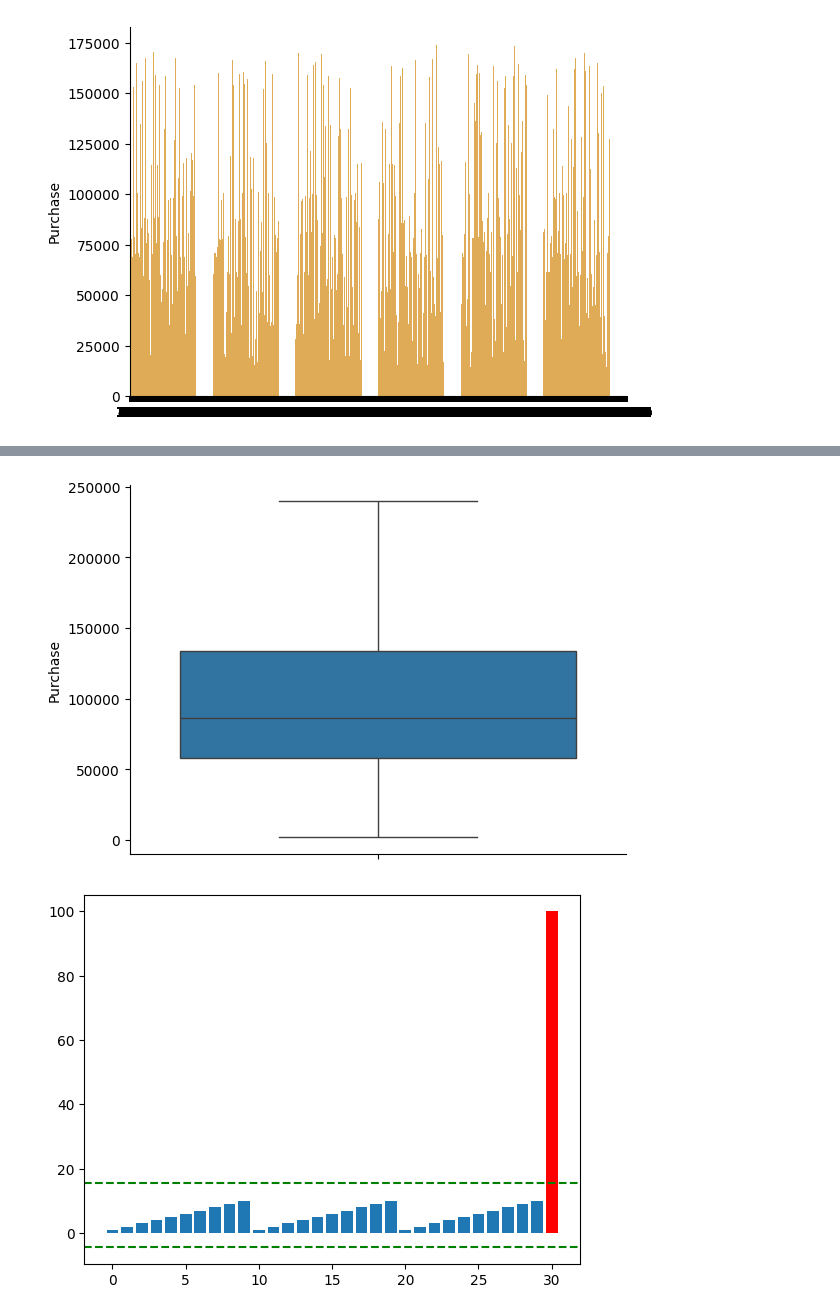
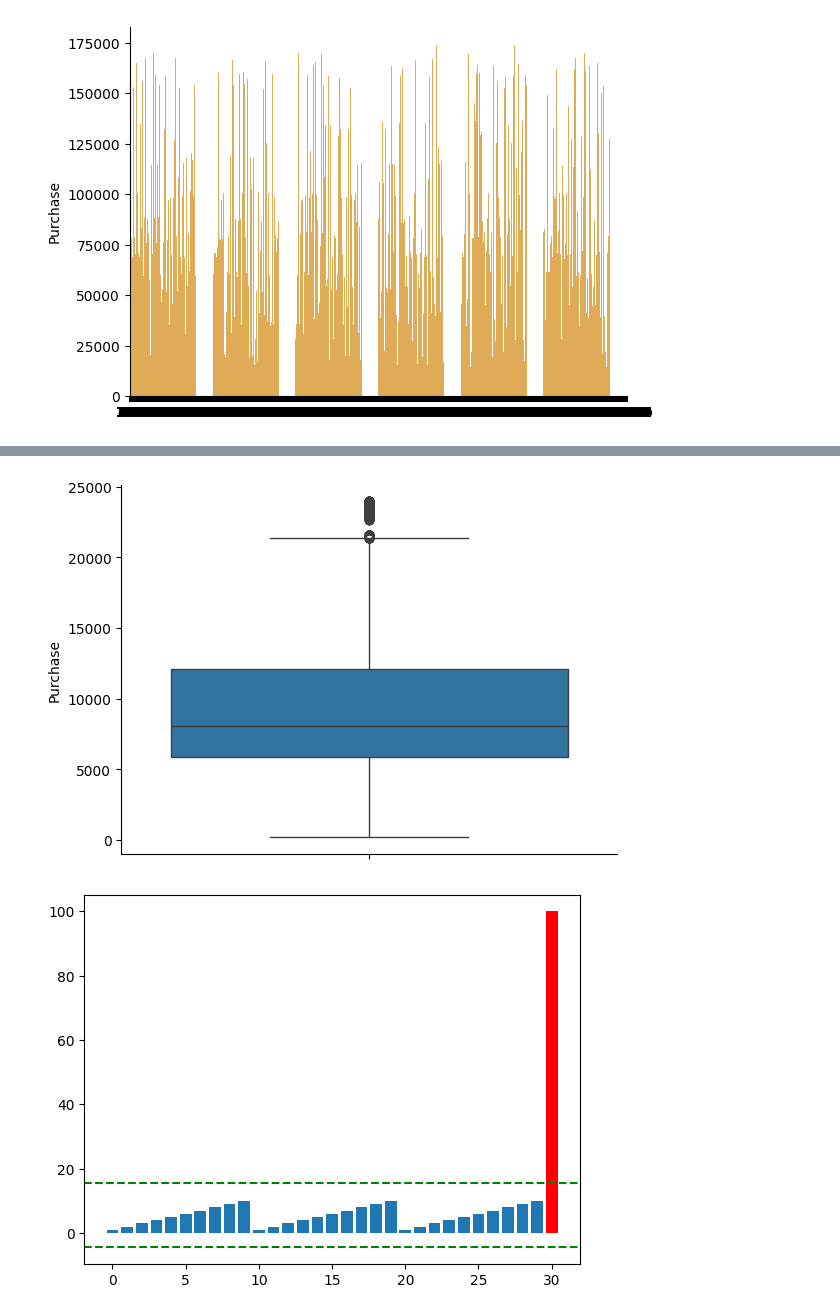
Before and after one commit to Flor-Si/Trabajos, a Jupyter notebook: TP9 -Notebook_9.ipynb, the cells around one changed output, grey strips where cells are left out. Saved outputs shown, nothing was run; the diff lists cells and outputs as text; code cells hidden in the pictures.

```diff
--- a/TP9 -Notebook_9.ipynb
+++ b/TP9 -Notebook_9.ipynb
@@ -402,8 +403,8 @@ bf = bf[(bf['Purchase'] > lb) & (bf['Purchase'] < ub)]
 # %%
 bf.reset_index(drop=True, inplace=True)
 # %%
-sns.boxplot(bf['Purchase'])
+sns.boxplot(blackfriday['Purchase'])
 sns.despine()
 # %% [output]
-[figure, old version]
+[figure, new version]
 # %%
```
Also changed, not shown: parts of 7 cells of this notebook.
